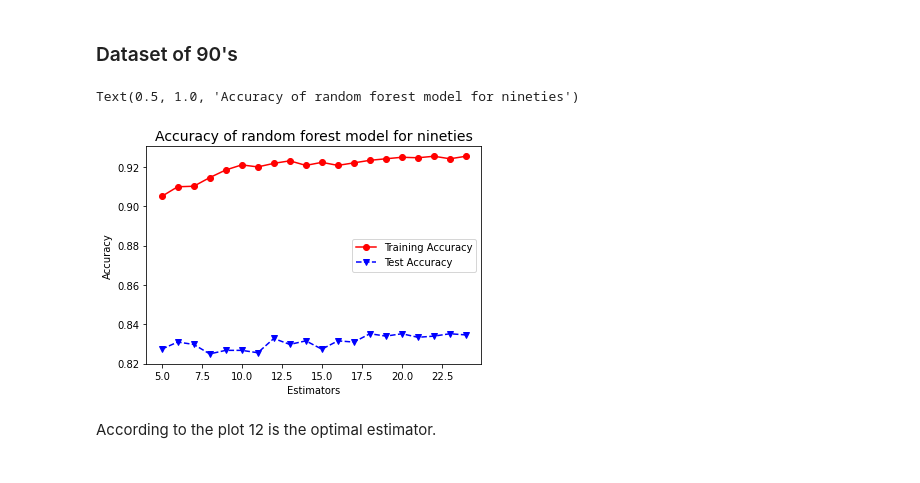
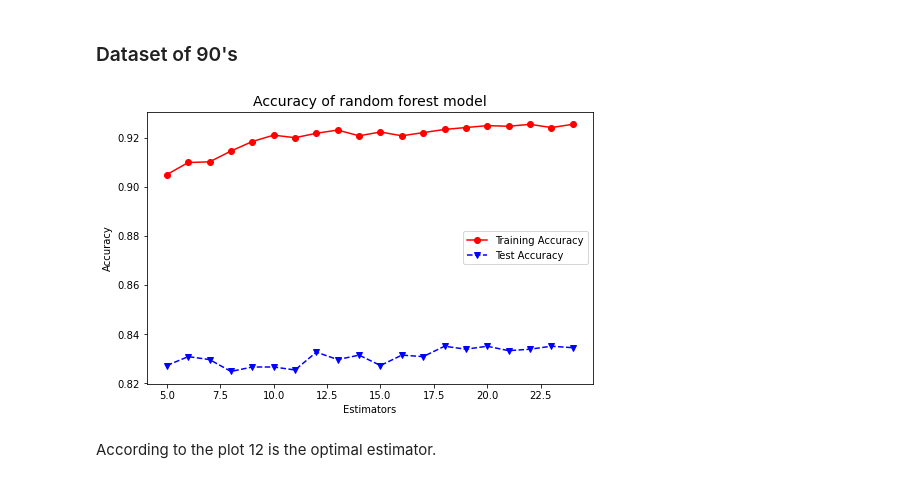
Before and after one commit to pibence/Data-mining-course, a Jupyter notebook: Data_mining_assignment_Pipis_Bence.ipynb, the cells around one changed output. Cells and saved outputs as stored; diff of their text form; code cells hidden in the pictures.

```diff
--- a/Data_mining_assignment_Pipis_Bence.ipynb
+++ b/Data_mining_assignment_Pipis_Bence.ipynb
@@ -308,33 +244,16 @@ Accuracy Score
 # %%
 # Separating target variable
 df = df_dict_clean['dataset-of-90s']
 X = df.drop("target", axis = 1)
 y = df['target'].array
 
 # Creating train,test split
 X_train_90, X_test_90, y_train_90, y_test_90 = train_test_split(X, y, test_size = 0.3, random_state = 0)
+
+# running multiple random forest models to define optimal estimator
+random_forest_estimator(X_train_90, y_train_90, X_test_90, y_test_90, max_depth=10)
+# %% [output]
+[figure, added]
-# %%
-estimators = range(5, 25)
-
-train_acc = np.zeros(len(estimators))
-test_acc = np.zeros(len(estimators))
-
-for i, est in enumerate(estimators):
-  clf = RandomForestClassifier(n_estimators = est, random_state = 0, max_depth = 10)
-  clf = clf.fit(X_train_90, y_train_90)
-  y_predtrain = clf.predict(X_train_90)
-  y_predtest = clf.predict(X_test_90)
-  train_acc[i] = accuracy_score(y_train_90, y_predtrain)
-  test_acc[i] = accuracy_score(y_test_90, y_predtest)
-
-plt.plot(estimators, train_acc, 'ro-', estimators, test_acc, 'bv--')
-plt.legend(['Training Accuracy','Test Accuracy'])
-plt.xlabel('Estimators')
-plt.ylabel('Accuracy')
-plt.title("Accuracy of random forest model for nineties", size = 14)
-# %% [output]
-Text(0.5, 1.0, 'Accuracy of random forest model for nineties')
-[figure, removed]
 # %% [markdown]
 According to the plot 12 is the optimal estimator.
 # %%
```
Also changed, not shown: parts of 39 cells of this notebook, 1 other file.
